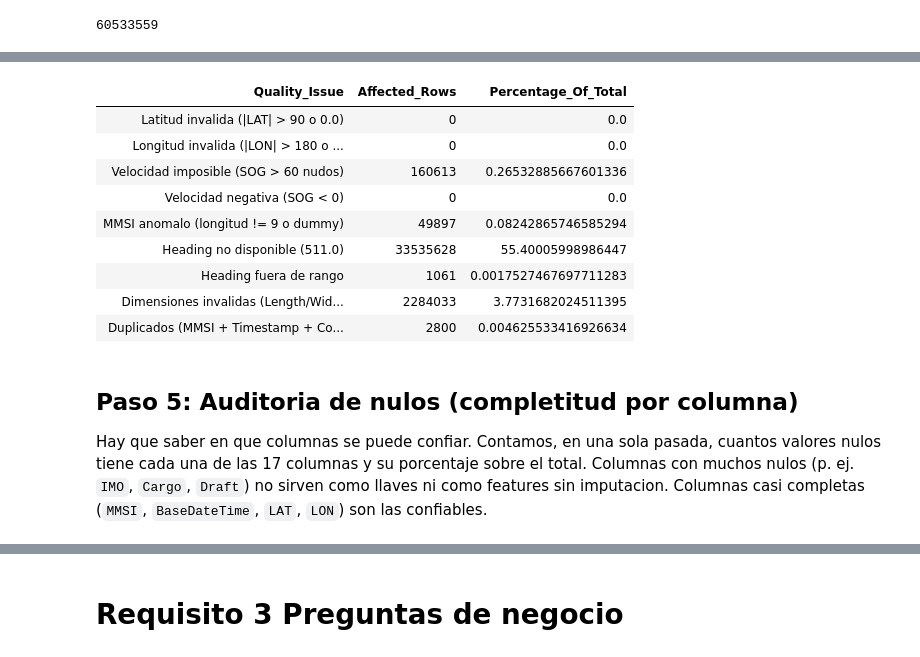
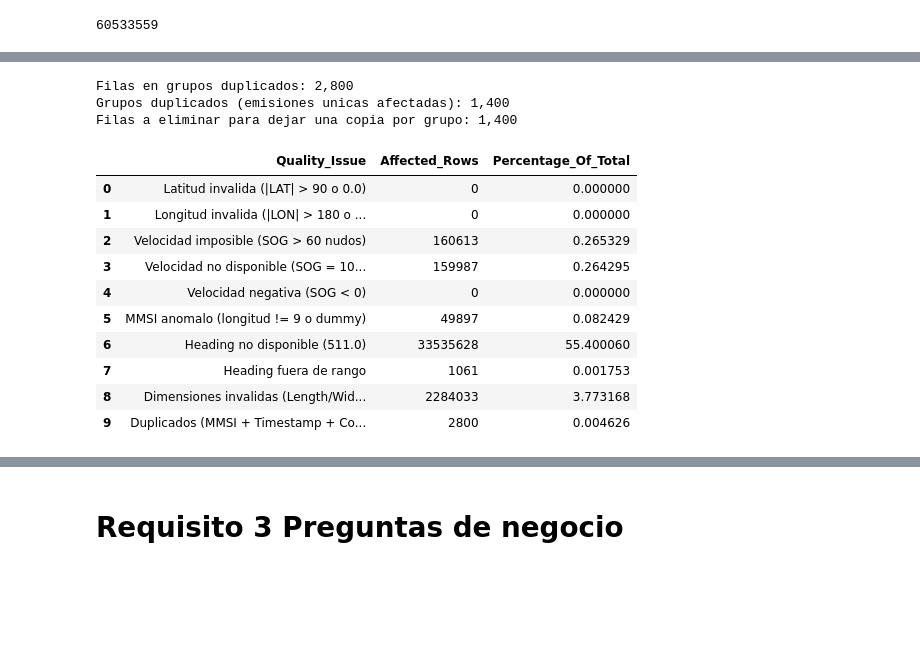
Before and after one commit to dnlec/trafico-maritimo-oceanwatch, a Jupyter notebook: src/proyecto_ocean_watch.ipynb, the cells around one changed output, grey strips where cells are left out. Cells and saved outputs as stored; diff of their text form; code cells hidden in the pictures; blank space fills up the shorter version.

```diff
--- a/notebook/proyecto_ocean_watch.ipynb
+++ b/src/proyecto_ocean_watch.ipynb
@@ -1,3 +1,23 @@
 # %% [markdown]
 # Requisito 1 Ingesta
 Descargamos los 7 dias de datos AIS (NOAA, 2023-06-01 a 06-07) al Volume, los descomprimimos y losleemos como un unico DataFrame con esquema explicito. Tres pasos: **descarga + verificacion**, **lecturatipada** y una **comprobacion** rapida de que la ingesta quedo completa.
+# %%
+from databricks.connect import DatabricksSession
+from databricks.sdk import WorkspaceClient
+
+# Python de cada celda corre en el laptop. Spark corre en serverless.
+# /Volumes no esta montado localmente: los archivos se leen con Spark o con la Files API.
+spark = DatabricksSession.builder.getOrCreate()
+w = WorkspaceClient()
+
+# Datos de la Parte 1. El target del bundle (catalog workspace) es otro lugar.
+CATALOG = "proyecto_datos"
+SCHEMA = "default"
+VOLUME_ROOT = f"/Volumes/{CATALOG}/{SCHEMA}/data"
+AIS_DIR = f"{VOLUME_ROOT}/ais_data"
+WPI_PATH = f"{VOLUME_ROOT}/UpdatedPub150.csv"
+PARQUET_PATH = f"{VOLUME_ROOT}/ais_parquet/"
+DELTA_TABLE = f"{CATALOG}.{SCHEMA}.ais_positions_delta"
+
+spark.sql(f"USE CATALOG {CATALOG}")
+spark.sql(f"USE SCHEMA {SCHEMA}")
@@ -327,3 +469,27 @@ los 60 M de filas una vez por regla. Las reglas cubren:
+# %%
+# Marca de duplicado exacto: misma emision fisica repetida.
+# Duplicado = combinacion (MMSI, BaseDateTime, LAT, LON) que aparece mas de una vez.
+# Contamos el tamano de cada grupo y marcamos las filas cuyo grupo tiene mas de 1 registro.
+dup_window = Window.partitionBy("MMSI", "BaseDateTime", "LAT", "LON")
+df_flagged = df_prepared.withColumn(
+    "is_duplicate",
+    F.count("*").over(dup_window) > 1
+)
+
+# Conteo del hallazgo de duplicados: filas marcadas (todas las copias del grupo)
+# y numero de emisiones a eliminar (una copia por grupo se conserva).
+dup_rows = df_flagged.filter(F.col("is_duplicate")).count()
+dup_groups = (
+    df_flagged.filter(F.col("is_duplicate"))
+    .select("MMSI", "BaseDateTime", "LAT", "LON").distinct().count()
+)
+print(f"Filas en grupos duplicados: {dup_rows:,}")
+print(f"Grupos duplicados (emisiones unicas afectadas): {dup_groups:,}")
+print(f"Filas a eliminar para dejar una copia por grupo: {dup_rows - dup_groups:,}")
+# %% [output]
+Filas en grupos duplicados: 2,800
+Grupos duplicados (emisiones unicas afectadas): 1,400
+Filas a eliminar para dejar una copia por grupo: 1,400
 # %%
 quality_diagnostics = df_flagged.select(
     # Total de filas, para calcular porcentajes
@@ -335,6 +501,8 @@ quality_diagnostics = df_flagged.select(
 
     # Anomalias de velocidad (SOG). Mayor a 60 nudos es imposible para naves comerciales. SOG menor a 0 es invalido
     F.sum(F.when(F.col("SOG") > 60.0, 1).otherwise(0)).alias("impossible_speed_count"),
+    # Centinela ITU de velocidad: 102.3 nudos significa "no disponible" (analogo a Heading 511)
+    F.sum(F.when(F.col("SOG") == 102.3, 1).otherwise(0)).alias("sog_not_available_count"),
     F.sum(F.when(F.col("SOG") < 0.0, 1).otherwise(0)).alias("negative_speed_count"),
 
     # MMSI anomalos: deben ser identificadores de 9 digitos. 000000000 o longitudes distintas son invalidos
@@ -344,44 +512,43 @@ quality_diagnostics = df_flagged.select(
     F.sum(F.when(F.col("Heading") == 511.0, 1).otherwise(0)).alias("heading_not_available_count"),
     F.sum(F.when((F.col("Heading") < 0.0) | ((F.col("Heading") > 359.0) & (F.col("Heading") != 511.0)), 1).otherwise(0)).alias("invalid_heading_count"),
 
     # Dimensiones invalidas (Length <= 0 o Width <= 0)
     F.sum(F.when((F.col("Length") <= 0) | (F.col("Width") <= 0), 1).otherwise(0)).alias("invalid_dimensions_count"),
 
-    # Duplicados exactos (marca del Paso 1)
+    # Duplicados exactos (marca de arriba)
     F.sum(F.when(F.col("is_duplicate"), 1).otherwise(0)).alias("duplicate_records_count")
 )
 
 # Reestructurar a una tabla legible: una fila por regla
 diag_row = quality_diagnostics.collect()[0]
 total = diag_row["total_rows"]
 
 def pct(n):
     return (n / total) * 100
 
 quality_summary = spark.createDataFrame([
     ("Latitud invalida (|LAT| > 90 o 0.0)", diag_row["invalid_lat_count"], pct(diag_row["invalid_lat_count"])),
     ("Longitud invalida (|LON| > 180 o 0.0)", diag_row["invalid_lon_count"], pct(diag_row["invalid_lon_count"])),
     ("Velocidad imposible (SOG > 60 nudos)", diag_row["impossible_speed_count"], pct(diag_row["impossible_speed_count"])),
+    ("Velocidad no disponible (SOG = 102.3 centinela ITU)", diag_row["sog_not_available_count"], pct(diag_row["sog_not_available_count"])),
     ("Velocidad negativa (SOG < 0)", diag_row["negative_speed_count"], pct(diag_row["negative_speed_count"])),
     ("MMSI anomalo (longitud != 9 o dummy)", diag_row["anomalous_mmsi_count"], pct(diag_row["anomalous_mmsi_count"])),
     ("Heading no disponible (511.0)", diag_row["heading_not_available_count"], pct(diag_row["heading_not_available_count"])),
     ("Heading fuera de rango", diag_row["invalid_heading_count"], pct(diag_row["invalid_heading_count"])),
     ("Dimensiones invalidas (Length/Width <= 0)", diag_row["invalid_dimensions_count"], pct(diag_row["invalid_dimensions_count"])),
     ("Duplicados (MMSI + Timestamp + Coordenadas)", diag_row["duplicate_records_count"], pct(diag_row["duplicate_records_count"]))
 ], ["Quality_Issue", "Affected_Rows", "Percentage_Of_Total"])
 
 display(quality_summary)
 # %% [output]
-| Quality_Issue | Affected_Rows | Percentage_Of_Total |
-| Latitud invalida (|LAT| > 90 o 0.0) | 0 | 0.0 |
-| Longitud invalida (|LON| > 180 o ... | 0 | 0.0 |
-| Velocidad imposible (SOG > 60 nudos) | 160613 | 0.26532885667601336 |
-| Velocidad negativa (SOG < 0) | 0 | 0.0 |
-| MMSI anomalo (longitud != 9 o dummy) | 49897 | 0.08242865746585294 |
-| Heading no disponible (511.0) | 33535628 | 55.40005998986447 |
-| Heading fuera de rango | 1061 | 0.0017527467697711283 |
-| Dimensiones invalidas (Length/Wid... | 2284033 | 3.7731682024511395 |
-| Duplicados (MMSI + Timestamp + Co... | 2800 | 0.004625533416926634 |
+|  | Quality_Issue | Affected_Rows | Percentage_Of_Total |
+| 0 | Latitud invalida (|LAT| > 90 o 0.0) | 0 | 0.000000 |
+| 1 | Longitud invalida (|LON| > 180 o ... | 0 | 0.000000 |
+| 2 | Velocidad imposible (SOG > 60 nudos) | 160613 | 0.265329 |
+| 3 | Velocidad no disponible (SOG = 10... | 159987 | 0.264295 |
+| 4 | Velocidad negativa (SOG < 0) | 0 | 0.000000 |
+| 5 | MMSI anomalo (longitud != 9 o dummy) | 49897 | 0.082429 |
+| 6 | Heading no disponible (511.0) | 33535628 | 55.400060 |
+| 7 | Heading fuera de rango | 1061 | 0.001753 |
+| 8 | Dimensiones invalidas (Length/Wid... | 2284033 | 3.773168 |
+| 9 | Duplicados (MMSI + Timestamp + Co... | 2800 | 0.004626 |
-# %% [markdown]
-## Paso 5: Auditoria de nulos (completitud por columna)
-Hay que saber en que columnas se puede confiar. Contamos, en una sola pasada, cuantos valores nulos tiene cada una de las 17 columnas y su porcentaje sobre el total. Columnas con muchos nulos (p. ej. `IMO`, `Cargo`, `Draft`) no sirven como llaves ni como features sin imputacion. Columnas casi completas (`MMSI`, `BaseDateTime`, `LAT`, `LON`) son las confiables.
```
Also changed, not shown: parts of 37 cells of this notebook, 4 other files.
